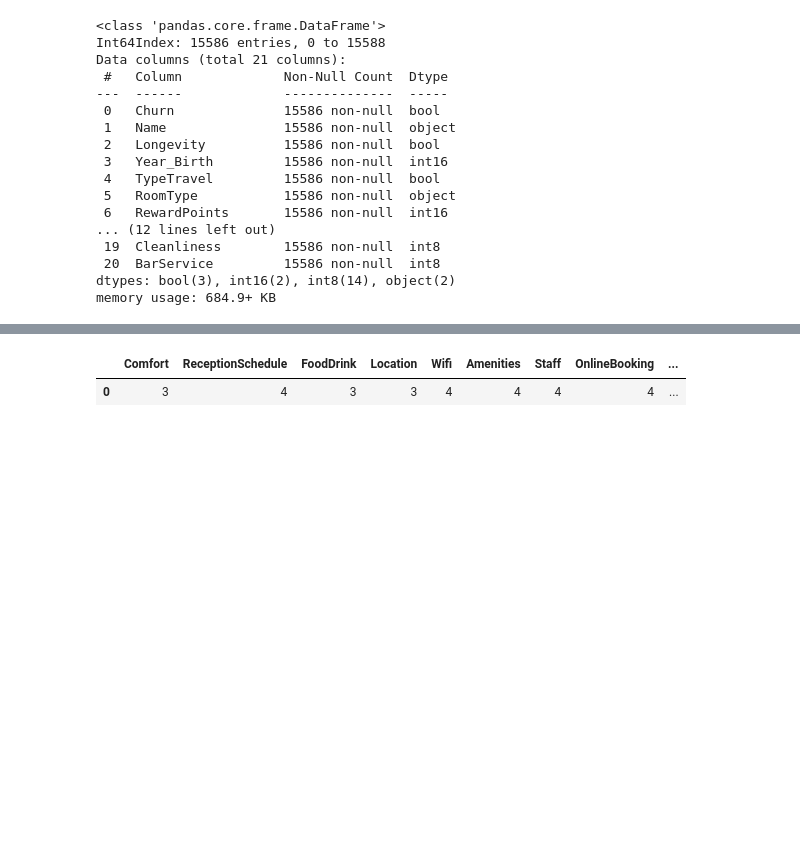
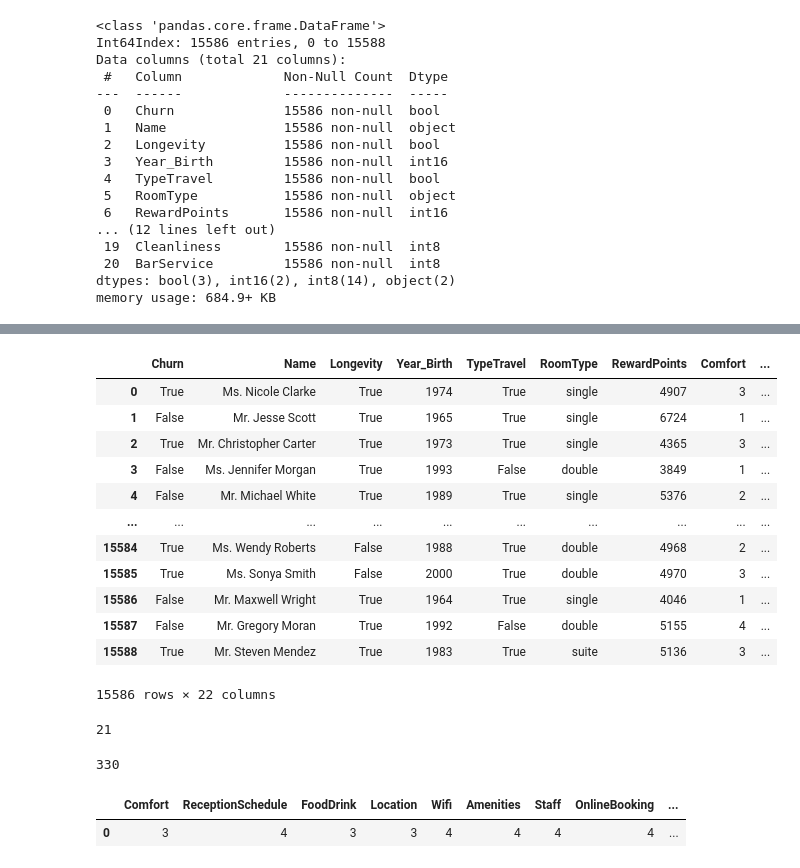
Before and after one commit to manelcbf/DSaML_Projects, a Jupyter notebook: Unsupervised_learning/Data_Science_Project_MF.ipynb, the cells around one changed output, grey strips where cells are left out. Drawn from its saved outputs; the diff is of its cells as text; code cells hidden in the pictures; blank space fills up the shorter version.

```diff
--- a/Unsupervised_learning/Data_Science_Project_MF.ipynb
+++ b/Unsupervised_learning/Data_Science_Project_MF.ipynb
@@ -60,3 +101,36 @@ describe(db, ['skew', 'mad', 'kurt']).T
+# %%
+db
+# %% [output]
+|  | Churn | Name | Longevity | Year_Birth | TypeTravel | RoomType | RewardPoints | Comfort | ... |
+| 0 | True | Ms. Nicole Clarke | True | 1974 | True | single | 4907 | 3 | ... |
+| 1 | False | Mr. Jesse Scott | True | 1965 | True | single | 6724 | 1 | ... |
+| 2 | True | Mr. Christopher Carter | True | 1973 | True | single | 4365 | 3 | ... |
+| 3 | False | Ms. Jennifer Morgan | True | 1993 | False | double | 3849 | 1 | ... |
+| 4 | False | Mr. Michael White | True | 1989 | True | single | 5376 | 2 | ... |
+| ... | ... | ... | ... | ... | ... | ... | ... | ... | ... |
+| 15584 | True | Ms. Wendy Roberts | False | 1988 | True | double | 4968 | 2 | ... |
+| 15585 | True | Ms. Sonya Smith | False | 2000 | True | double | 4970 | 3 | ... |
+| 15586 | False | Mr. Maxwell Wright | True | 1964 | True | single | 4046 | 1 | ... |
+| 15587 | False | Mr. Gregory Moran | True | 1992 | False | double | 5155 | 4 | ... |
+| 15588 | True | Mr. Steven Mendez | True | 1983 | True | suite | 5136 | 3 | ... |
+15586 rows × 22 columns
+# %%
+teste=(db[(db['Age']<10) & (db['RoomType']=='single')])
+teste[teste.duplicated(keep = False)]
+len(teste)
+
+# small = teste[['Churn','TypeTravel','RoomType']]
+
+# df_dummies = pd.get_dummies(small, drop_first = False)
+# df_dummies_corr = df_dummies.corr(method='spearman').applymap(lambda x: 0 if abs(x)<0.2 else x).applymap(lambda x: 0 if abs(x)>0.8 else x)
+# sns.heatmap(df_dummies_corr, annot=True, fmt = '.1g')
+# %% [output]
+21
+# %%
+teste=(db[(db['Churn']==False) & (db['Age']>=65)])
+len(teste)
+# %% [output]
+330
 # %%
 db.loc[:,'Comfort':'BarService'].mode()
 # %% [output]
```
Also changed, not shown: parts of 8 cells of this notebook, 3 other files.
